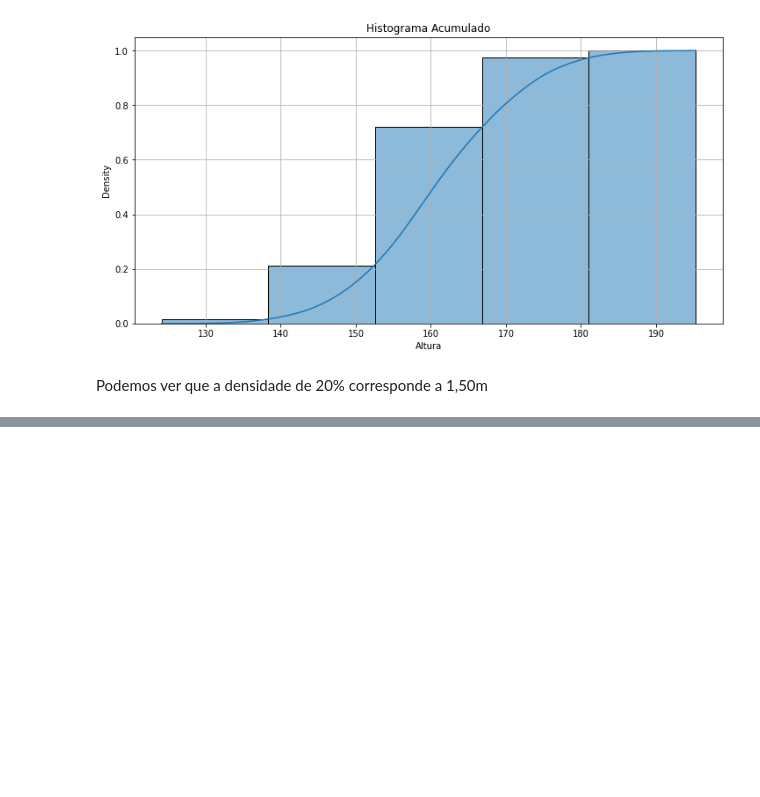
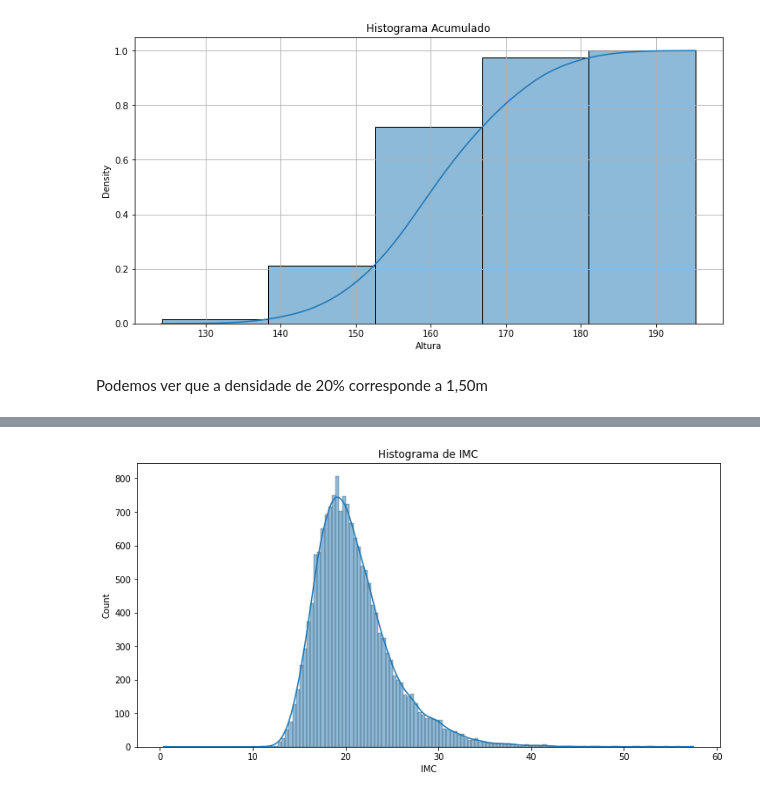
Before and after one commit to MatheusOrange211/Bootcamp-Alura, a Jupyter notebook: Bootcamp_Alura_Data_Science_IBGE.ipynb, the cells around one changed output, grey strips where cells are left out. Cells and saved outputs as stored; diff of their text form; code cells hidden in the pictures; blank space fills up the shorter version.

```diff
--- a/Bootcamp_Alura_Data_Science_IBGE.ipynb
+++ b/Bootcamp_Alura_Data_Science_IBGE.ipynb
@@ -964,0 +1017,8 @@ Name: VB17004, dtype: float64
+# %%
+ax1= sns.histplot(data = dados, x="IMC",kde=True)
+ax1.figure.set_size_inches(12,6)
+ax1.set_xlabel("IMC")
+ax1.set_title("Histograma de IMC")
+ax1;
+# %% [output]
+[figure, added]
```
Also changed, not shown: parts of 27 cells of this notebook.
